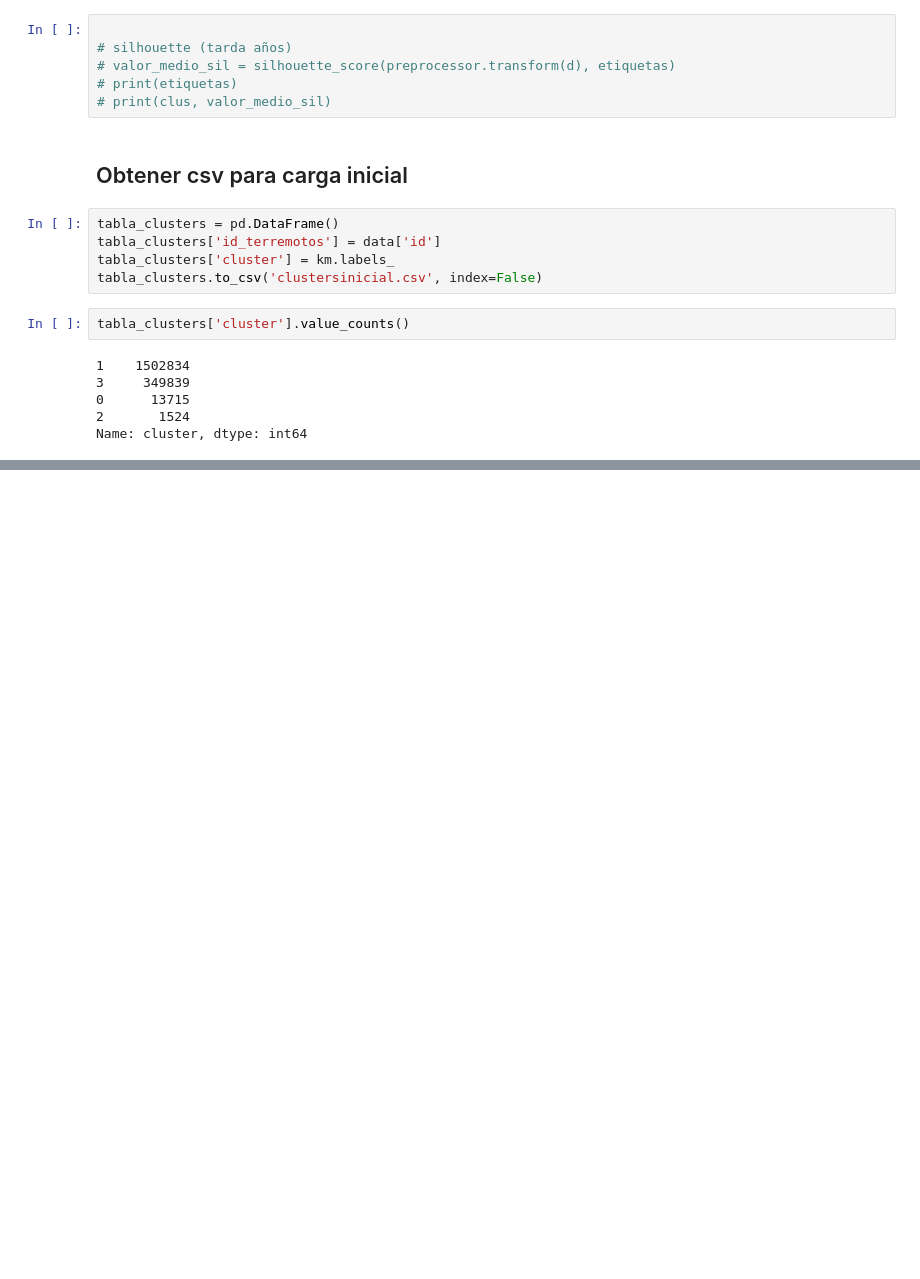
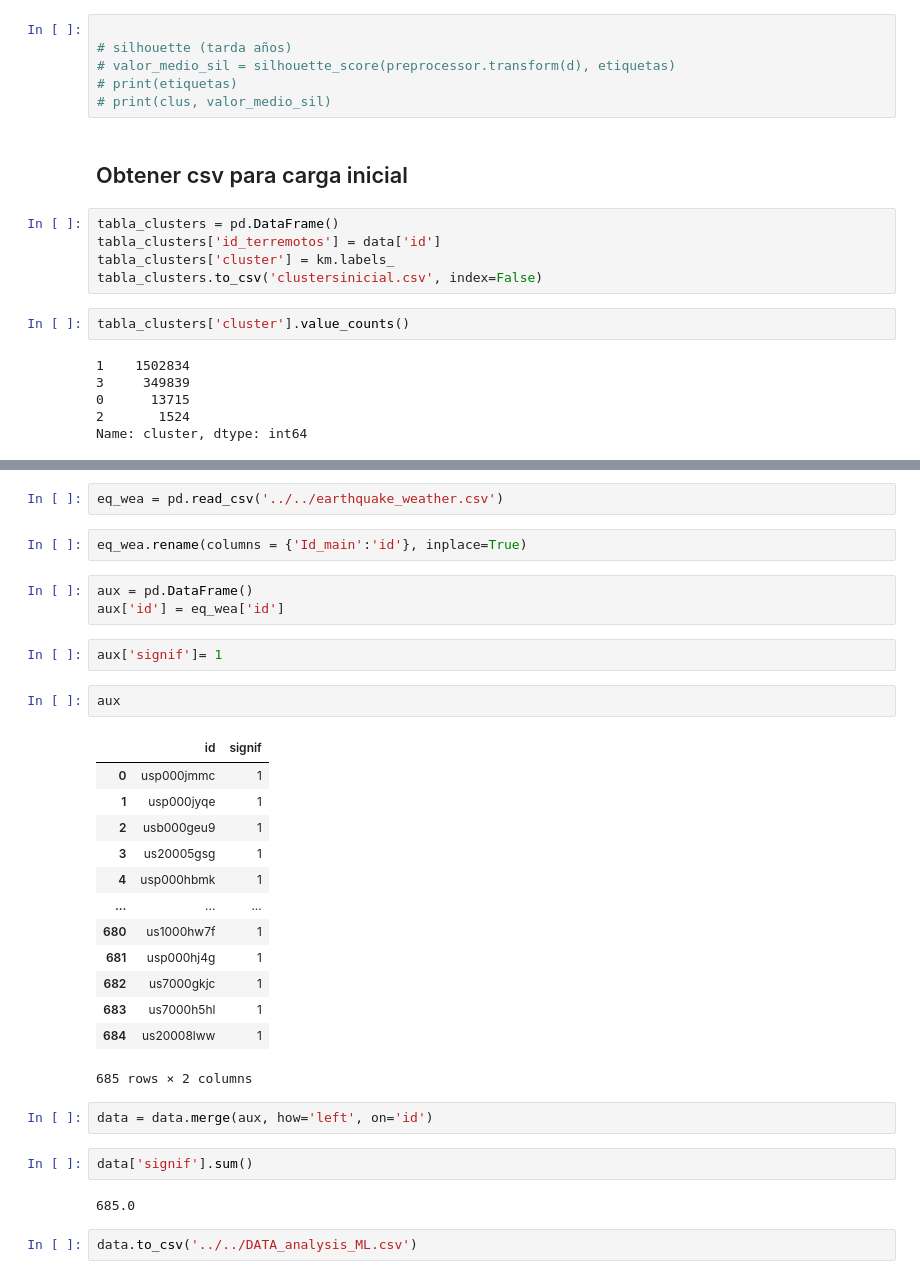
Before and after one commit to Martu-t/grupo09_proyectogrupal, a Jupyter notebook: ML/unsupervised - kmeans.ipynb, the cells around one changed output, grey strips where cells are left out. Saved outputs shown, nothing was run; the diff lists cells and outputs as text; blank space fills up the shorter version.

```diff
--- a/ML/unsupervised - kmeans.ipynb
+++ b/ML/unsupervised - kmeans.ipynb
@@ -110,0 +109,33 @@ Name: cluster, dtype: int64
+# %%
+eq_wea = pd.read_csv('../../earthquake_weather.csv')
+# %%
+eq_wea.rename(columns = {'Id_main':'id'}, inplace=True)
+# %%
+aux = pd.DataFrame()
+aux['id'] = eq_wea['id']
+# %%
+aux['signif']= 1
+# %%
+aux
+# %% [output]
+|  | id | signif |
+| 0 | usp000jmmc | 1 |
+| 1 | usp000jyqe | 1 |
+| 2 | usb000geu9 | 1 |
+| 3 | us20005gsg | 1 |
+| 4 | usp000hbmk | 1 |
+| ... | ... | ... |
+| 680 | us1000hw7f | 1 |
+| 681 | usp000hj4g | 1 |
+| 682 | us7000gkjc | 1 |
+| 683 | us7000h5hl | 1 |
+| 684 | us20008lww | 1 |
+685 rows × 2 columns
+# %%
+data = data.merge(aux, how='left', on='id')
+# %%
+data['signif'].sum()
+# %% [output]
+685.0
+# %%
+data.to_csv('../../DATA_analysis_ML.csv')
```
Also changed, not shown: parts of 5 cells of this notebook, 2 other files.
